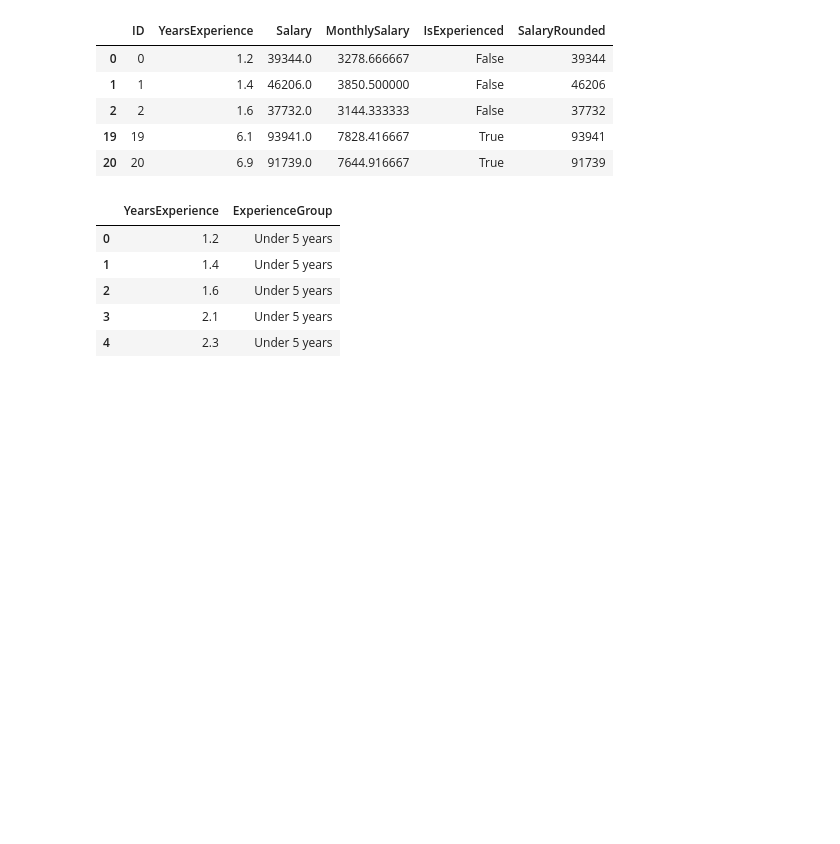
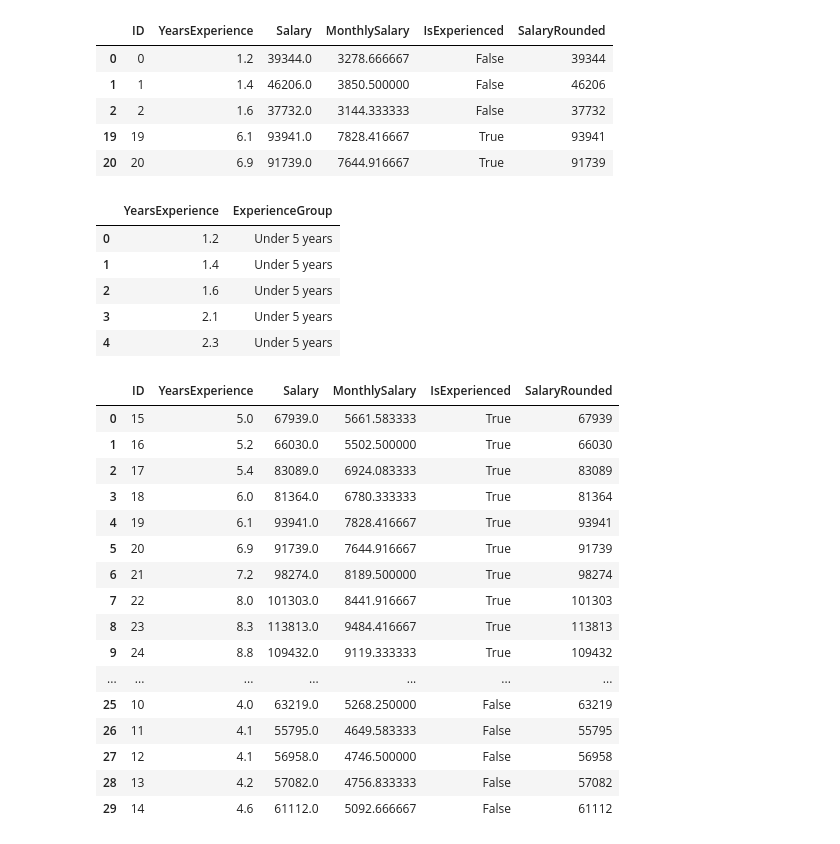
Before and after one commit to devchandhana12/Preparation, a Jupyter notebook: Pandas/pandas_practice.ipynb, the cells around one changed output. Saved outputs shown, nothing was run; the diff lists cells and outputs as text; code cells hidden in the pictures; blank space fills up the shorter version.

```diff
--- a/Pandas/pandas_practice.ipynb
+++ b/Pandas/pandas_practice.ipynb
@@ -122,3 +122,43 @@ labeled_salaries[["YearsExperience","ExperienceGroup"]].head(5)
 | 2 | 1.6 | Under 5 years |
 | 3 | 2.1 | Under 5 years |
 | 4 | 2.3 | Under 5 years |
+# %%
+experience_labels = experience_labels.loc[
+    experience_labels["IsExperienced"] == True
+]
+
+labeled_salaries = df.merge(
+    experience_labels,
+    on="IsExperienced",
+    how="inner"
+)
+
+labeled_salaries.head(5)
+
+
+experienced = df.loc[df["IsExperienced"] == True]
+less_experienced = df.loc[df["IsExperienced"] == False]
+
+combined_list = pd.concat(
+    [experienced, less_experienced],
+    ignore_index=True
+)
+combined_list
+# %% [output]
+|  | ID | YearsExperience | Salary | MonthlySalary | IsExperienced | SalaryRounded |
+| 0 | 15 | 5.0 | 67939.0 | 5661.583333 | True | 67939 |
+| 1 | 16 | 5.2 | 66030.0 | 5502.500000 | True | 66030 |
+| 2 | 17 | 5.4 | 83089.0 | 6924.083333 | True | 83089 |
+| 3 | 18 | 6.0 | 81364.0 | 6780.333333 | True | 81364 |
+| 4 | 19 | 6.1 | 93941.0 | 7828.416667 | True | 93941 |
+| 5 | 20 | 6.9 | 91739.0 | 7644.916667 | True | 91739 |
+| 6 | 21 | 7.2 | 98274.0 | 8189.500000 | True | 98274 |
+| 7 | 22 | 8.0 | 101303.0 | 8441.916667 | True | 101303 |
+| 8 | 23 | 8.3 | 113813.0 | 9484.416667 | True | 113813 |
+| 9 | 24 | 8.8 | 109432.0 | 9119.333333 | True | 109432 |
+| ... | ... | ... | ... | ... | ... | ... |
+| 25 | 10 | 4.0 | 63219.0 | 5268.250000 | False | 63219 |
+| 26 | 11 | 4.1 | 55795.0 | 4649.583333 | False | 55795 |
+| 27 | 12 | 4.1 | 56958.0 | 4746.500000 | False | 56958 |
+| 28 | 13 | 4.2 | 57082.0 | 4756.833333 | False | 57082 |
+| 29 | 14 | 4.6 | 61112.0 | 5092.666667 | False | 61112 |
```
Also changed, not shown: parts of 5 cells of this notebook.
